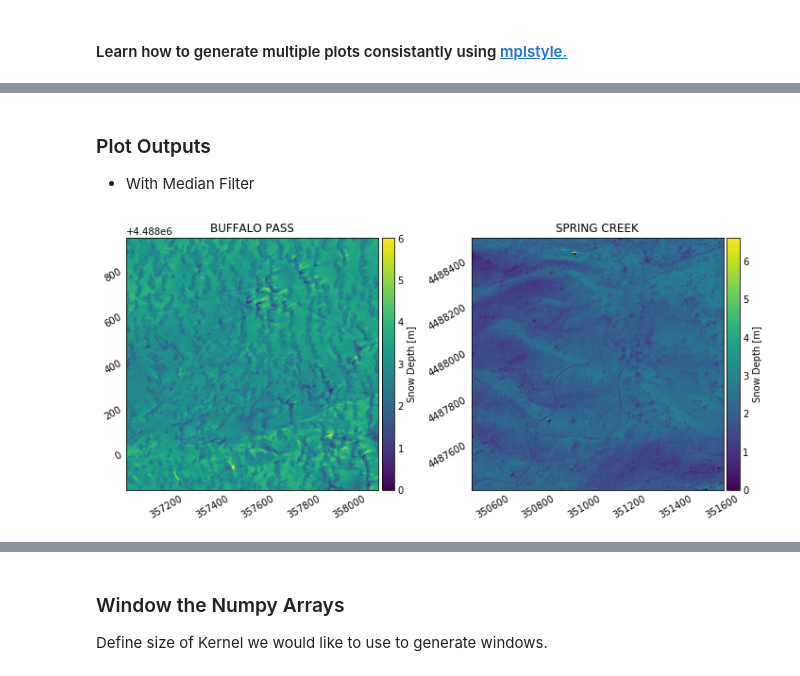
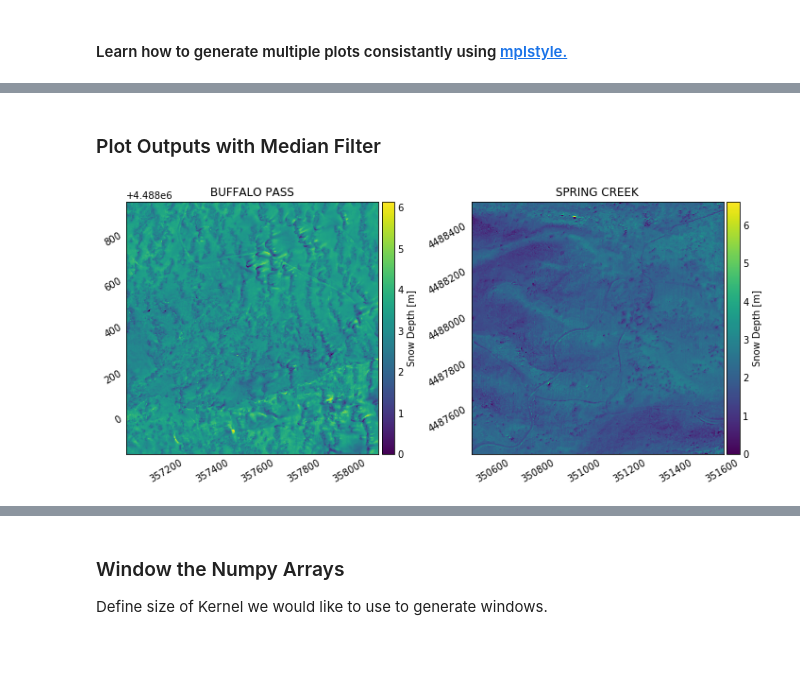
Before and after one commit to geomex/agu_ml_workshop_2019, a Jupyter notebook: notebooks/001_clpx_keras_cnn.ipynb, the cells around one changed output, grey strips where cells are left out. Cells and saved outputs as stored; diff of their text form; code cells hidden in the pictures.

```diff
--- a/notebooks/001_clpx_keras_cnn.ipynb
+++ b/notebooks/001_clpx_keras_cnn.ipynb
@@ -334,54 +185,17 @@ for idx, site in enumerate(data.keys()):
 # %% [markdown]
-### Plot Outputs
-* With Median Filter
+### Plot Outputs with Median Filter
-# %%
-plt.style.use(
-    '../plotstyles/nolatex_smallfont.mplstyle'
-)
-
-fig, ax = plt.subplots(1,2,figsize=(10, 10))
-
-
-# ------------------------- #
-# Iterate through each site #
-# ------------------------- #
-
-for idx, site in enumerate(data.keys()):
-    ax[idx].set_title(
-        " ".join([s.upper() for s in site.split('_')])
-        ,fontsize = 12
-    )
-
-    plt.subplots_adjust(wspace=0.75)
-    im = ax[idx].imshow(
-        extent=[
-            UTME[site].min()
-            ,UTME[site].max()
-            ,UTMN[site].min()
-            ,UTMN[site].max()
-        ]
-        ,X=np.flipud(
-            medfilt2d(
-                Y[site].squeeze(axis=-1)
-                ,kernel_size = 7
-            )
-        )
-    )
-
-    divider = make_axes_locatable(ax[idx])
-    cax = divider.append_axes('right', size='5%', pad=0.05)
-    cbar = plt.colorbar(im, cax=cax, orientation='vertical')
-    cbar.set_label('Snow Depth [m]')
-    for tick in ax[idx].get_xticklabels():
-        tick.set_rotation(30)
-    for tick in ax[idx].get_yticklabels():
-        tick.set_rotation(30)
-
-    plt.tight_layout()
-
-#     ax[idx].colorbar()
-# %% [output]
-[figure, removed]
+# %%
+plot_outputs(
+    data=data
+    ,site=site
+    ,UTME=UTME
+    ,UTMN=UTMN
+    ,Y=Y
+    ,med_filt=True
+    ,kernel_size=5
+)
+# %% [output]
+[figure, added]
 # %% [markdown]
 ### Windowing Arrays to Generate Sample Images
 <div align="left">
```
Also changed, not shown: parts of 35 cells of this notebook.
